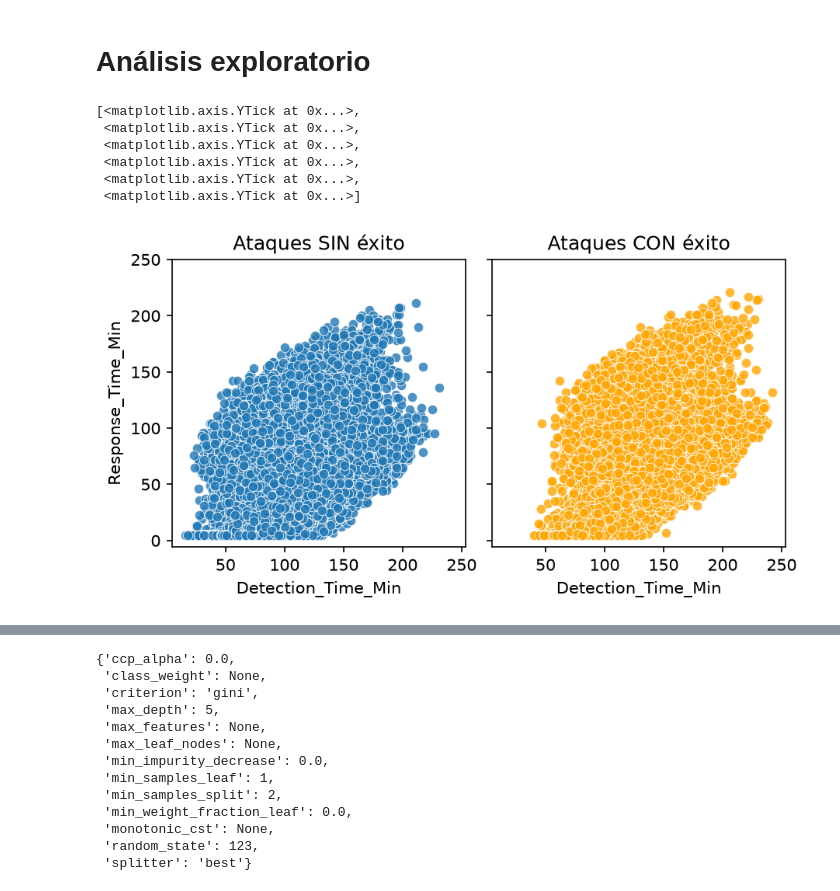
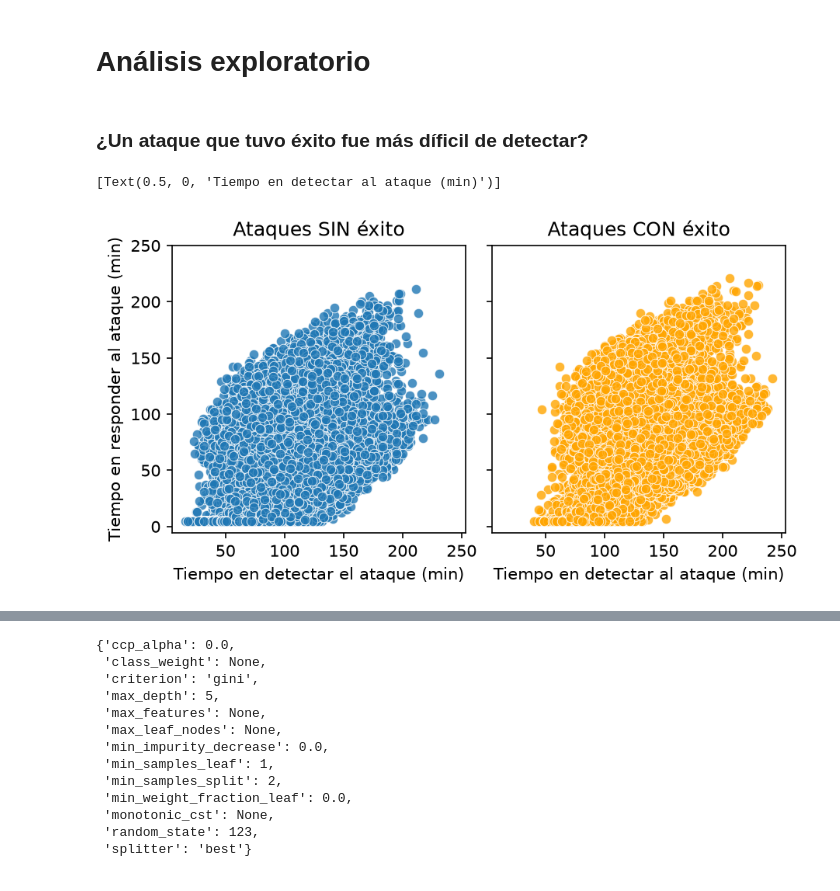
Before and after one commit to franconicolas38/proyecto-final-pycd, a Jupyter notebook: codigo_trabajo_final.ipynb, the cells around one changed output, grey strips where cells are left out. Cells and saved outputs as stored; diff of their text form; code cells hidden in the pictures.

```diff
--- a/codigo_trabajo_final.ipynb
+++ b/codigo_trabajo_final.ipynb
@@ -120,25 +126,26 @@ sns.kdeplot(data=df,
 EL nivel de riesgo del ataque observamos que tiene una distribución, con media 45 y asimetría a la derecha, donde el tercer percentil es 57.4 y el máximo 100. Destacando el último intevalo que rompe con el patrón, y tiene bastante observaciones relativamente.
 # %% [markdown]
 # Análisis exploratorio
+# %% [markdown]
+### ¿Un ataque que tuvo éxito fue más díficil de detectar?
 # %%
+from matplotlib.pyplot import ylabel
 fig, axes = plt.subplots(1,2,figsize=(6, 3.2), layout="constrained", sharex=True, sharey=True)
 
 sns.scatterplot(data = df[df["Attack_Success"] == 0],
  y = "Response_Time_Min",
  x = "Detection_Time_Min", ax=axes[0], alpha = 0.8)
 
 sns.scatterplot(data = df[df["Attack_Success"] == 1],
  y = "Response_Time_Min",
  x = "Detection_Time_Min", ax=axes[1], alpha = 0.8, color = "orange")
 
 axes[0].set_title("Ataques SIN éxito")
 axes[1].set_title("Ataques CON éxito")
 axes[0].set_yticks([0,50,100,150,200,250])
+axes[0].set(xlabel = "Tiempo en detectar el ataque (min)",
+            ylabel = "Tiempo en responder al ataque (min)")
+axes[1].set(xlabel = "Tiempo en detectar al ataque (min)")
 # %% [output]
-[<matplotlib.axis.YTick at 0x...>,
- <matplotlib.axis.YTick at 0x...>,
- <matplotlib.axis.YTick at 0x...>,
- <matplotlib.axis.YTick at 0x...>,
- <matplotlib.axis.YTick at 0x...>,
- <matplotlib.axis.YTick at 0x...>]
+[Text(0.5, 0, 'Tiempo en detectar al ataque (min)')]
-[figure, old version]
+[figure, new version]
```
Also changed, not shown: parts of 33 cells of this notebook, 1 other file.
